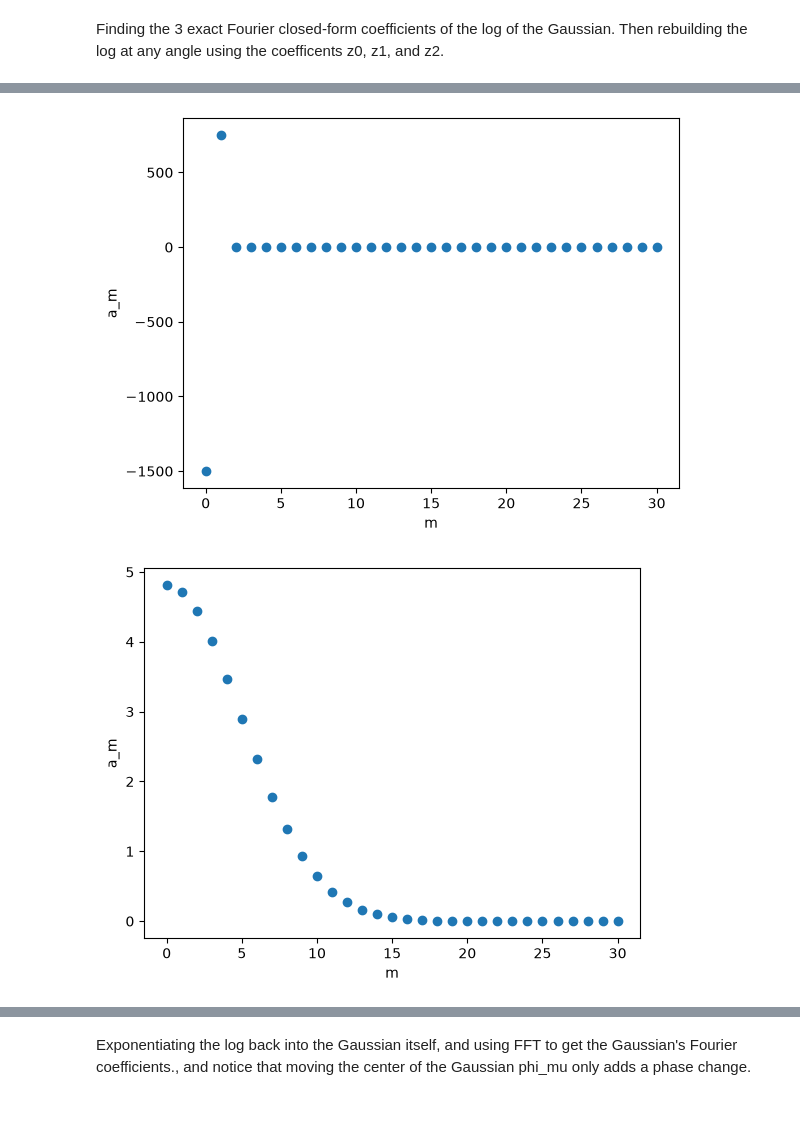
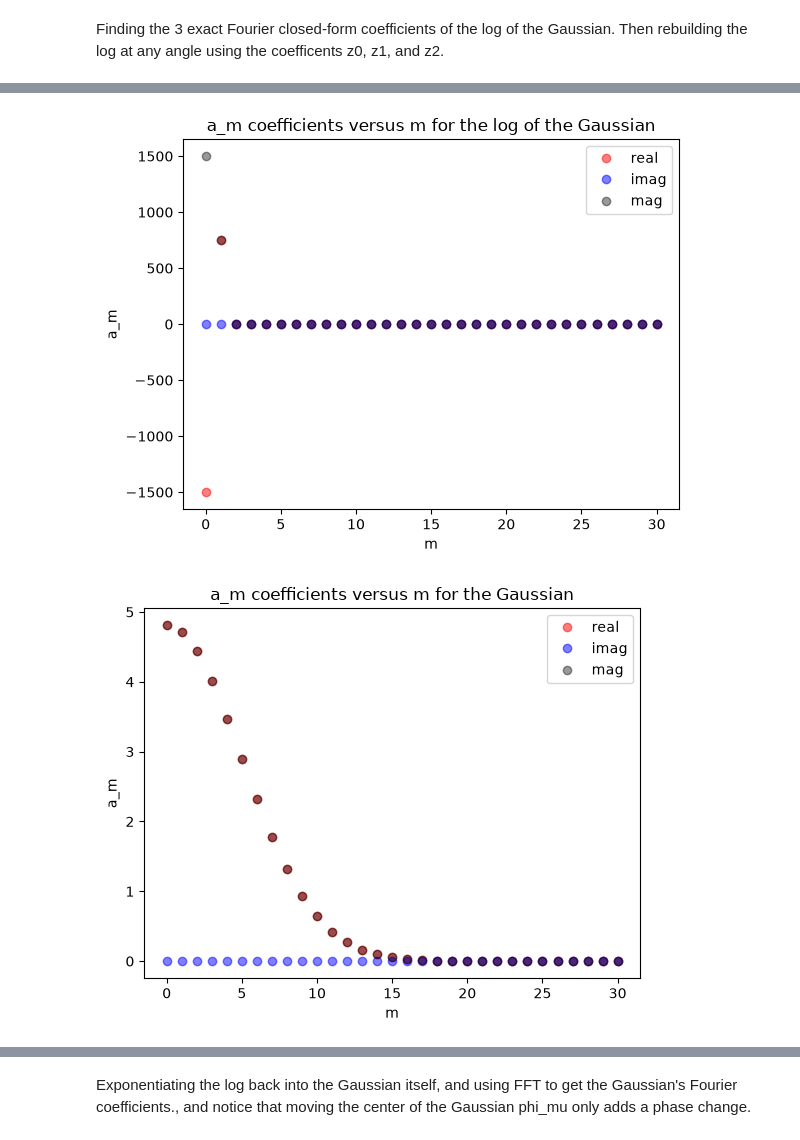
Before and after one commit to Erin-Shu/GAEL, a Jupyter notebook: Gaussian_on_a_Circle.ipynb, the cells around one changed output, grey strips where cells are left out. Cells and saved outputs as stored; diff of their text form; code cells hidden in the pictures; blank space fills up the shorter version.

```diff
--- a/Gaussian_on_a_Circle.ipynb
+++ b/Gaussian_on_a_Circle.ipynb
@@ -74,5 +81,6 @@ NameError: name 'phi_mu' is not defined
 # %%
-phis = np.linspace(0, 2 * np.pi, 64, endpoint=False)
+phi_mu = 0.0
+phis = np.arange(0, 4 * np.pi, 0.1)
 sigma = 0.2
 tiny = 1e-6
 
@@ -81,8 +89,9 @@ def get_fft_on_circle(f, m_max = 30):
     fft_vals = np.fft.fft(f(phis))
     return fft_vals[:m_max + 1]
 
-f1 = partial(log_gaussian_on_circle, phi_mu = 30, sigma = sigma)
+f1 = partial(log_gaussian_on_circle, phi_mu = 0, sigma = sigma)
 f2 = partial(gaussian_on_circle, phi_mu = 0, sigma = sigma)
+
 
 log_coeffs1 = get_fft_on_circle(f1, m_max = 30)
 gaussian_coeffs = get_fft_on_circle(f2, m_max = 30)
@@ -90,7 +99,11 @@ gaussian_coeffs = get_fft_on_circle(f2, m_max = 30)
 print(log_coeffs1)
 print(gaussian_coeffs)
 
-# real blue
-# imaginary red
-# magnitude black
+real_coeffs = log_coeffs1.real
+imag_coeffs = log_coeffs1.imag
+mag_coeffs = abs(log_coeffs1)
+
+real_g_coeffs = gaussian_coeffs.real
+imag_g_coeffs = gaussian_coeffs.imag
+mag_g_coeffs = abs(gaussian_coeffs)
 # %% [output]
@@ -112,16 +125,60 @@ print(gaussian_coeffs)
  2.11059599e-06+3.71913446e-16j 8.73283057e-07+1.33678460e-16j
  5.61973875e-07-1.11522968e-16j]
 # %%
-plt.plot(log_coeffs1, 'o')
+plt.plot(real_coeffs, 'o', color = 'red', alpha=0.5, label='real')
+plt.plot(imag_coeffs, 'o', color = 'blue', alpha=0.5, label='imag')
+plt.plot(mag_coeffs, 'o', color = 'black', alpha=0.4, label='mag')
 plt.ylabel('a_m')
 plt.xlabel('m')
+plt.title("a_m coefficients versus m for the log of the Gaussian")
+plt.legend()
 plt.show()
 
-plt.plot(gaussian_coeffs, 'o')
+plt.plot(real_g_coeffs, 'o', color = 'red', alpha=0.5, label='real')
+plt.plot(imag_g_coeffs, 'o', color = 'blue', alpha=0.5, label='imag') # no imaginary component
+plt.plot(mag_g_coeffs, 'o', color = 'black', alpha=0.4, label='mag')
 plt.ylabel('a_m')
 plt.xlabel('m')
+plt.title("a_m coefficients versus m for the Gaussian")
+plt.legend()
 # plt.semilogy()
 plt.show()
+
+x = np.linspace(0, 4 * np.pi, 126)
+y1 = log_gaussian_on_circle(phis, phi_mu, sigma)
+y2 = f1(x)
+
+plt.figure(figsize=(10, 5))
+plt.plot(x, y1, color='red', label='closed-form')
+plt.plot(x, y2, color='blue', label='FFT')
+plt.xlim(0, 4*np.pi)
+plt.xlabel("0, 4pi")
+plt.ylabel("log of a Gaussian on a circle")
+plt.title("Comparing the closed form calculation to the FFT transform of the log of the gaussian on a circle")
+plt.legend()
+
+ticks = np.linspace(0, 4*np.pi, 9)
+labels = ['0', 'pi/2', 'pi', '3pi/2', '2pi', '5pi/2', '3pi', '7pi/2', '4pi']
+plt.xticks(ticks, labels)
+plt.show()
+
+plt.figure(figsize=(10, 5))
+y3 = gaussian_on_circle(phis, phi_mu, sigma)
+y4 = f2(x)
+plt.plot(x, y3, color='red', label='closed-form')
+plt.plot(x, y4, color='blue', label='FFT')
+labels = ['0', 'pi/2', 'pi', '3pi/2', '2pi', '5pi/2', '3pi', '7pi/2', '4pi']
+plt.xlabel("0, 4pi")
+plt.ylabel("Gaussian on a circle")
+plt.title("Comparing the closed form calculation to the FFT transform of the Gaussian on a circle")
+plt.legend()
+
+
+ticks = np.linspace(0, 4*np.pi, 9)
+labels = ['0', 'pi/2', 'pi', '3pi/2', '2pi', '5pi/2', '3pi', '7pi/2', '4pi']
+plt.xticks(ticks, labels)
+
+plt.show()
 # %% [output]
-[figure, old version]
+[figure, new version]
-[figure, old version]
+[figure, new version]
```
Also changed, not shown: parts of 6 cells of this notebook.
